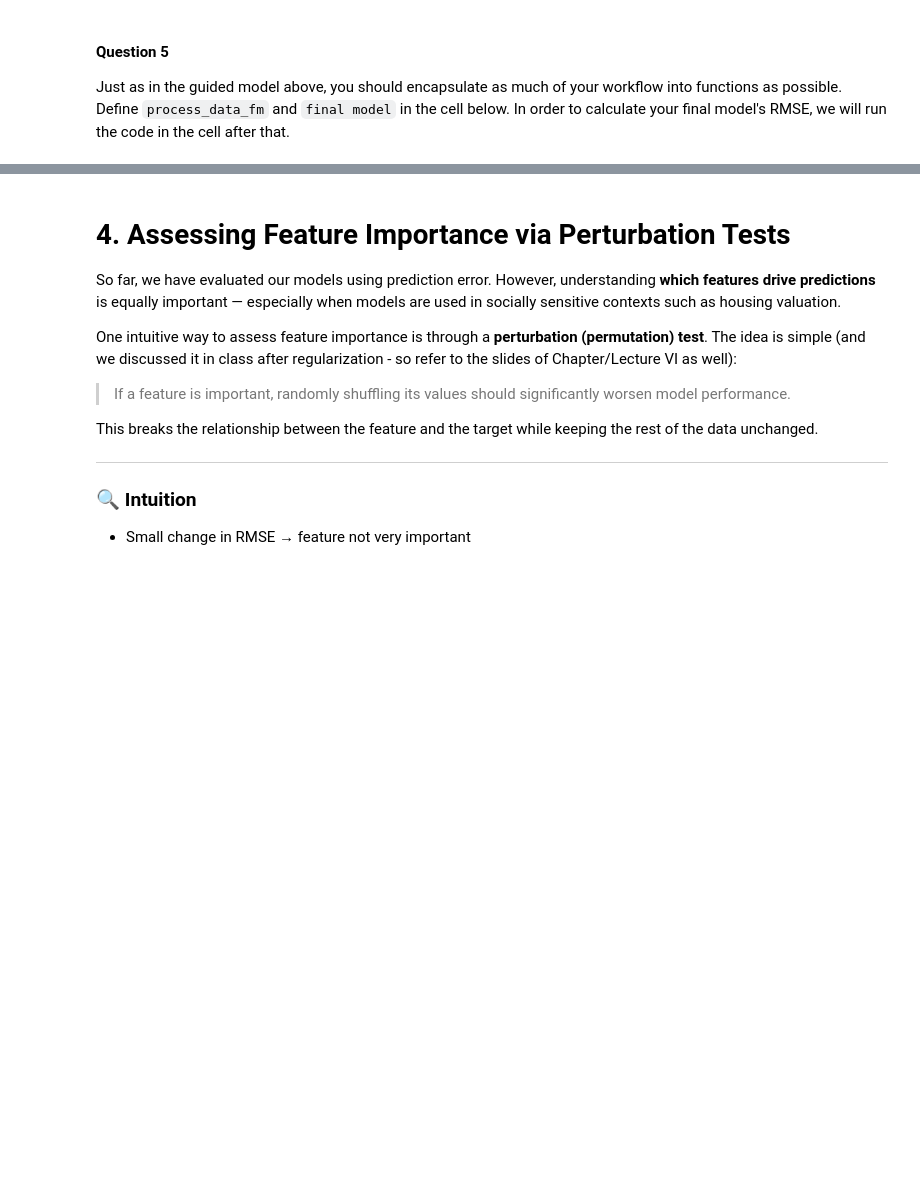
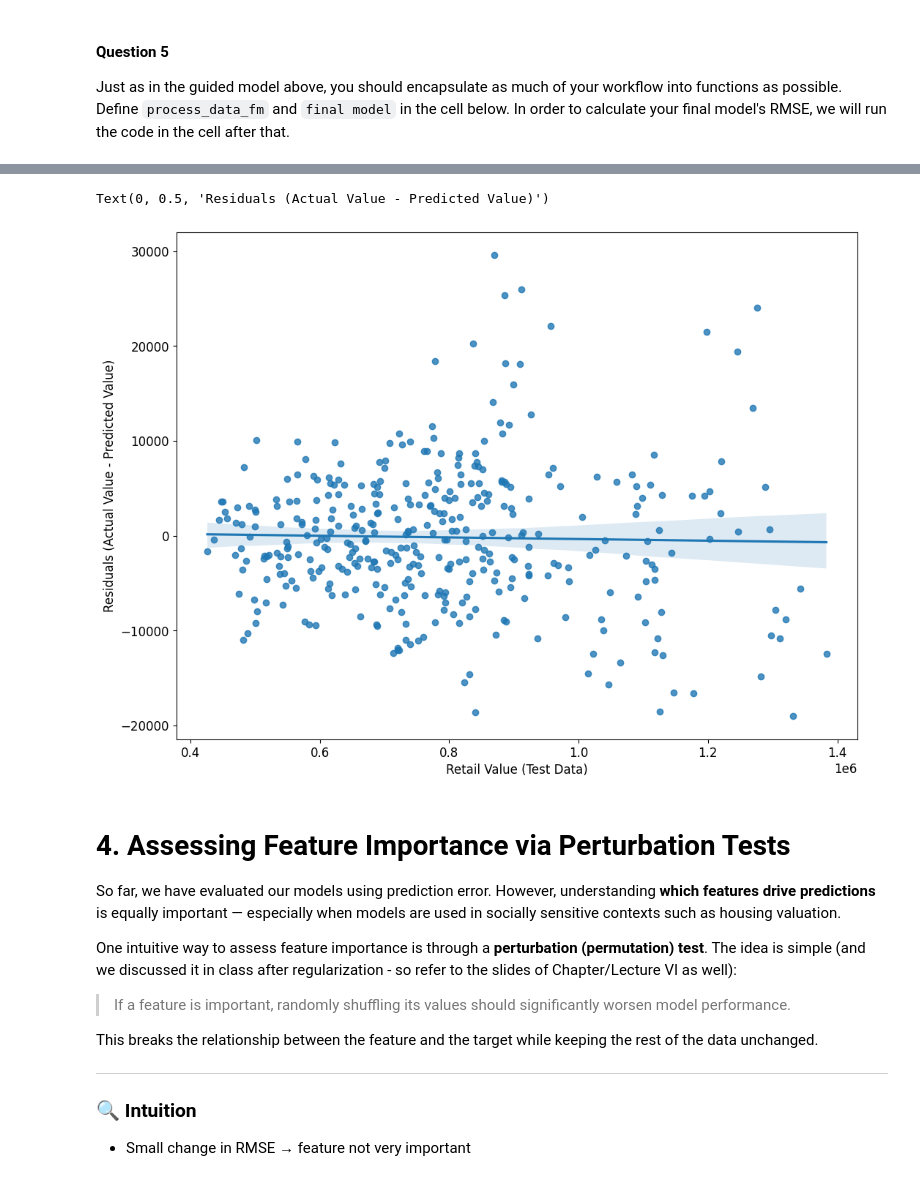
Before and after one commit to MaksiuMilcarz/Data-Analysis, a Jupyter notebook: clinic2/DA-clinic2-bruna.ipynb, the cells around one changed output, grey strips where cells are left out. Cells and saved outputs as stored; diff of their text form; code cells hidden in the pictures; blank space fills up the shorter version.

```diff
--- a/clinic2/DA-clinic2-bruna.ipynb
+++ b/clinic2/DA-clinic2-bruna.ipynb
@@ -1779,3 +1713,13 @@ NameError: name 'pd' is not defined
+# %%
+#residual plot of th final model
+final_residuals = exp(y_test) - exp(y_pred_test)
+
+ax = sns.regplot(x=exp(y_test), y=final_residuals)
+ax.set_xlabel("Retail Value (Test Data)")
+ax.set_ylabel("Residuals (Actual Value - Predicted Value)")
+# %% [output]
+Text(0, 0.5, 'Residuals (Actual Value - Predicted Value)')
+[figure, added]
 # %%
 #training_data = pd.read_csv('ames_train.csv')
 #X_train, y_train = process_data_fm(training_data)
```
Also changed, not shown: parts of 29 cells of this notebook.
